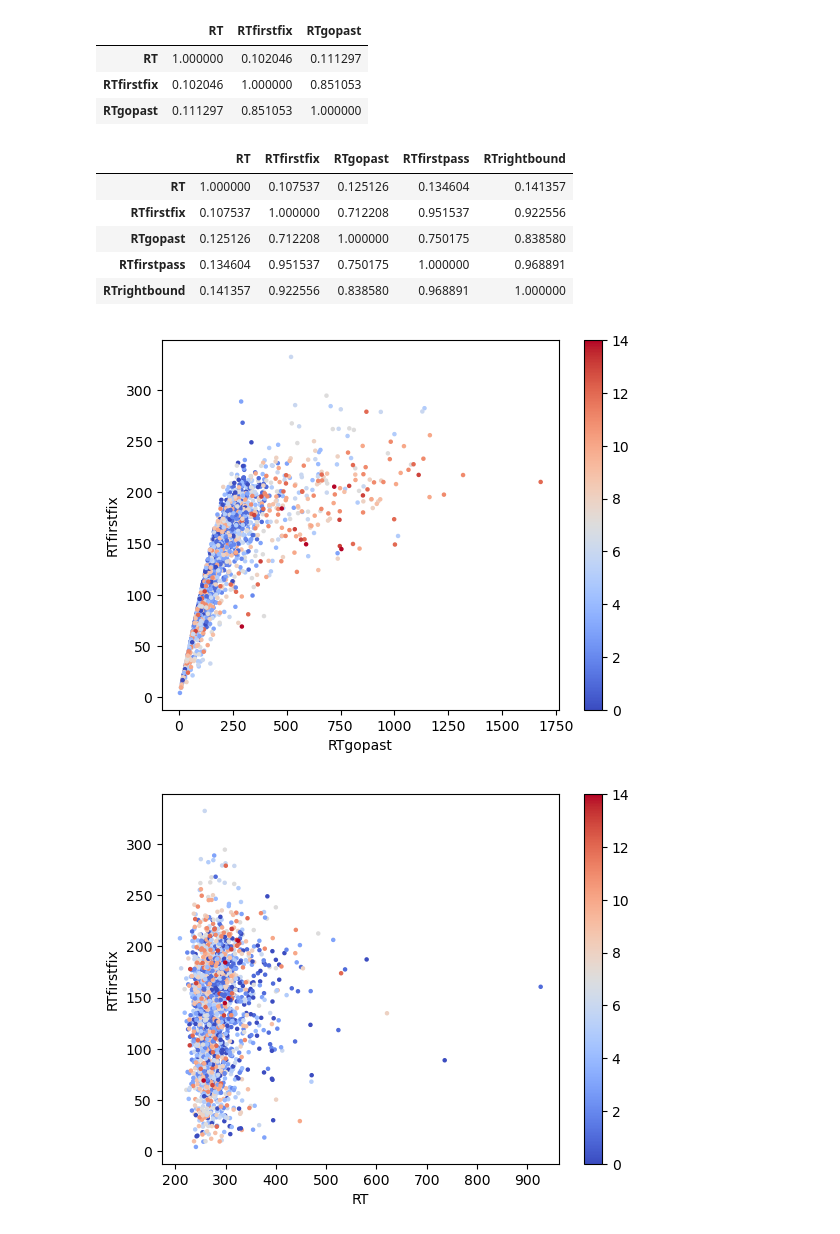
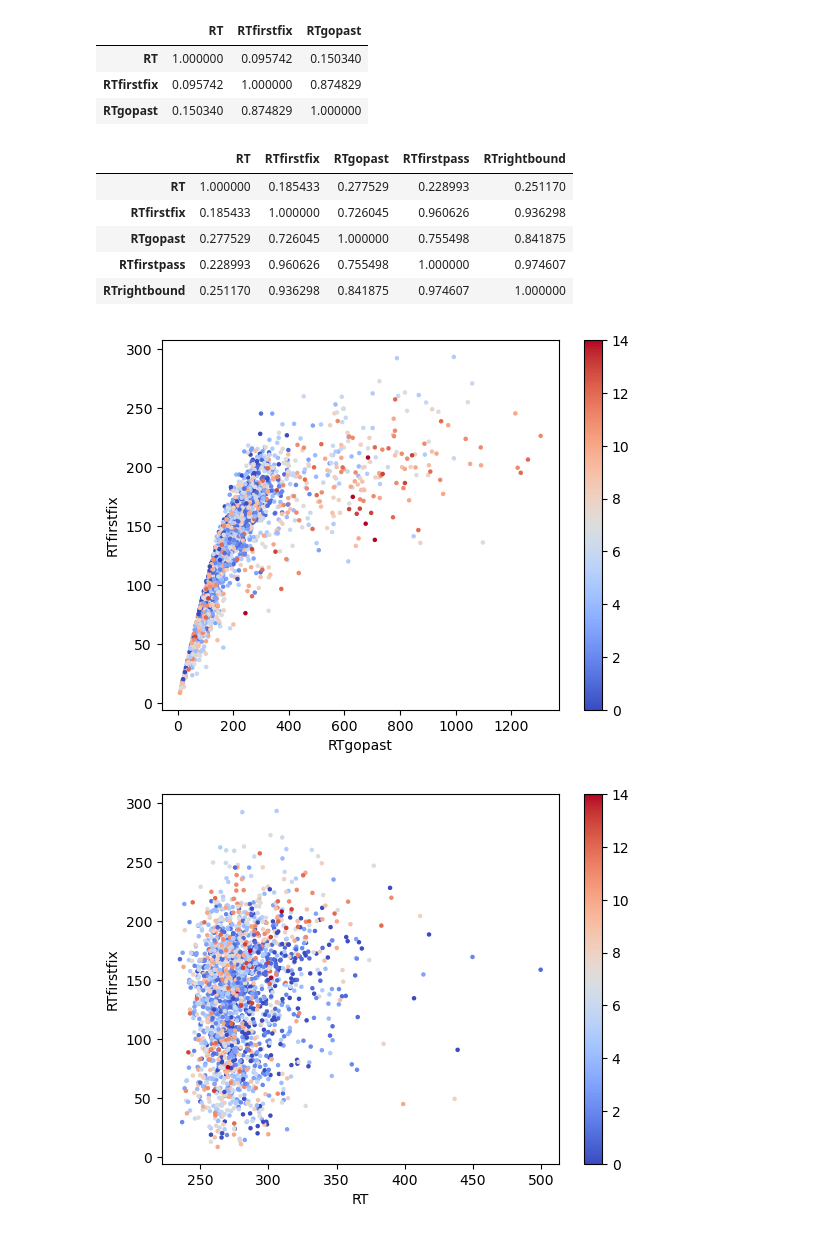
Before and after one commit to filemon11/MITransformer, a Jupyter notebook: mitransformer/readingtimes/plots.ipynb, the cells around one changed output. Drawn from its saved outputs; the diff is of its cells as text; code cells hidden in the pictures.

```diff
--- a/mitransformer/readingtimes/plots.ipynb
+++ b/mitransformer/readingtimes/plots.ipynb
@@ -16,9 +16,10 @@ def load_csv(filename: str) -> pd.DataFrame:
 
 frank_ET = load_tsv("../../frank/eyetracking.RT.txt").dropna(subset=["subj_nr", "sent_nr", "word_pos"])
 frank_SP = load_tsv("../../frank/selfpacedreading.RT.txt").dropna(subset=["subj_nr", "sent_nr", "word_pos"])
+frank_SP["subj_nr"] = -frank_SP["subj_nr"]
 
 # We include entries for which we have only SP or only ET data
-frank_both = frank_ET.merge(frank_SP, how="inner", on=["subj_nr", "word_pos", "sent_nr"])
+frank_both = frank_ET.merge(frank_SP, how="outer", on=["subj_nr", "word_pos", "sent_nr", "word", "sent_pos", "correct", "answer_time"])
 frank_both["word_pos"] -= 1
 
 # Function to aggregate the metrics for each token (over participants)
@@ -97,6 +95,9 @@ bins = np.arange(0, 11)/10
 
 frank_both_grouped = frank_both_grouped.merge(frank_both_grouped.groupby('sent_nr')['word_pos'].max().reset_index().rename(columns={'word_pos': 'max_pos'}), on='sent_nr')
 
-minmaxnormalise(frank_both_grouped.groupby(["word_pos"])[["RT", "RTfirstfix", "RTgopast"]].mean()).plot()
+max_pos_ET = frank_both_grouped.dropna(subset=["RTfirstfix"])["max_pos"].max()
+frank_both_grouped_uni = frank_both_grouped[frank_both_grouped["max_pos"] <= max_pos_ET]
+
+minmaxnormalise(frank_both_grouped_uni.groupby(["word_pos"])[["RT", "RTfirstfix", "RTgopast"]].mean()).plot()
 # %% [output]
 <Axes: xlabel='word_pos'>
@@ -176,28 +179,28 @@ dropped.loc[mask].copy()[["RT", "RTfirstfix", "RTgopast"]].corr()
 # %%
 # Cut off one token from the start and end of unshifted dataframe
-mask = frank_both_grouped.groupby("sent_nr")["sent_nr"].transform(get_masker([0, -1])).astype(bool)
-frank_both_grouped.loc[mask].copy()[["RT", "RTfirstfix", "RTgopast"]].corr()
+mask = frank_both_grouped_uni.groupby("sent_nr")["sent_nr"].transform(get_masker([0, -1])).astype(bool)
+frank_both_grouped_uni.loc[mask].copy()[["RT", "RTfirstfix", "RTgopast"]].corr()
 # %% [output]
 |  | RT | RTfirstfix | RTgopast |
-| RT | 1.000000 | 0.102046 | 0.111297 |
-| RTfirstfix | 0.102046 | 1.000000 | 0.851053 |
-| RTgopast | 0.111297 | 0.851053 | 1.000000 |
+| RT | 1.000000 | 0.095742 | 0.150340 |
+| RTfirstfix | 0.095742 | 1.000000 | 0.874829 |
+| RTgopast | 0.150340 | 0.874829 | 1.000000 |
 # %%
 # Well... that did not improve things...
 # What about the other measures
 # %%
-frank_both_grouped[["RT", "RTfirstfix", "RTgopast", "RTfirstpass", "RTrightbound"]].corr()
+frank_both_grouped_uni[["RT", "RTfirstfix", "RTgopast", "RTfirstpass", "RTrightbound"]].corr()
 # %% [output]
 |  | RT | RTfirstfix | RTgopast | RTfirstpass | RTrightbound |
-| RT | 1.000000 | 0.107537 | 0.125126 | 0.134604 | 0.141357 |
-| RTfirstfix | 0.107537 | 1.000000 | 0.712208 | 0.951537 | 0.922556 |
-| RTgopast | 0.125126 | 0.712208 | 1.000000 | 0.750175 | 0.838580 |
-| RTfirstpass | 0.134604 | 0.951537 | 0.750175 | 1.000000 | 0.968891 |
-| RTrightbound | 0.141357 | 0.922556 | 0.838580 | 0.968891 | 1.000000 |
+| RT | 1.000000 | 0.185433 | 0.277529 | 0.228993 | 0.251170 |
+| RTfirstfix | 0.185433 | 1.000000 | 0.726045 | 0.960626 | 0.936298 |
+| RTgopast | 0.277529 | 0.726045 | 1.000000 | 0.755498 | 0.841875 |
+| RTfirstpass | 0.228993 | 0.960626 | 0.755498 | 1.000000 | 0.974607 |
+| RTrightbound | 0.251170 | 0.936298 | 0.841875 | 0.974607 | 1.000000 |
 # %%
-scatterplot(frank_both_grouped, "RTgopast", "RTfirstfix")
-scatterplot(frank_both_grouped, "RT", "RTfirstfix")
-scatterplot(frank_both_grouped, "RT", "RTgopast")
+scatterplot(frank_both_grouped_uni, "RTgopast", "RTfirstfix")
+scatterplot(frank_both_grouped_uni, "RT", "RTfirstfix")
+scatterplot(frank_both_grouped_uni, "RT", "RTgopast")
 # %% [output]
-[figure, old version]
+[figure, new version]
-[figure, old version]
+[figure, new version]
```
Also changed, not shown: parts of 45 cells of this notebook, 2 other files.
